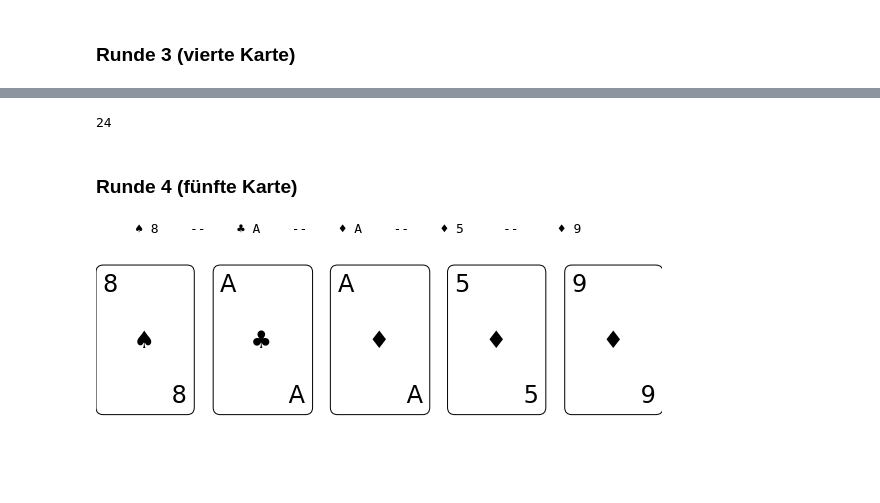
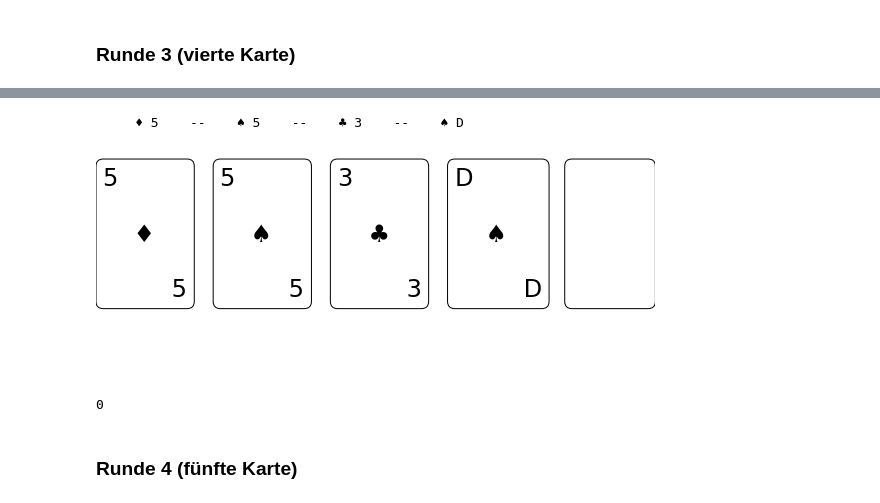
Before and after one commit to JENScoding/Lets-play-poker, a Jupyter notebook: Poker_game_dealer.ipynb, the cells around one changed output, grey strips where cells are left out. Cells and saved outputs as stored; diff of their text form; code cells hidden in the pictures.

```diff
--- a/Poker_game_dealer.ipynb
+++ b/Poker_game_dealer.ipynb
@@ -164,3 +175,9 @@ offenlegen("turn")
+# %%
+#po.offenlegen("null", karten_im_spiel)
+po.offenlegen("turn", karten_im_spiel)
+# %% [output]
+     ♦ 5    --    ♠ 5    --    ♣ 3    --    ♠ D
+[figure, added]
 # %%
 # Einsätze
 geld_Anton += 0
@@ -168,14 +185,10 @@ geld_Rafa += 0 # Rafa raus
 geld_Tico += 0 # Tico raus
 geld_Alex += 0
 geld_Jens += 0
-# %%
-pot()
-# %% [output]
-24
+# %%
+total_pot = po.pot(geld_einsatz)
+print(total_pot)
+# %% [output]
+0
 # %% [markdown]
 ### Runde 4 (fünfte Karte)
-# %%
-offenlegen("river")
-# %% [output]
-     ♠ 8    --    ♣ A    --    ♦ A    --    ♦ 5     --     ♦ 9
-[figure, removed]
```
Also changed, not shown: parts of 28 cells of this notebook, 2 other files.
